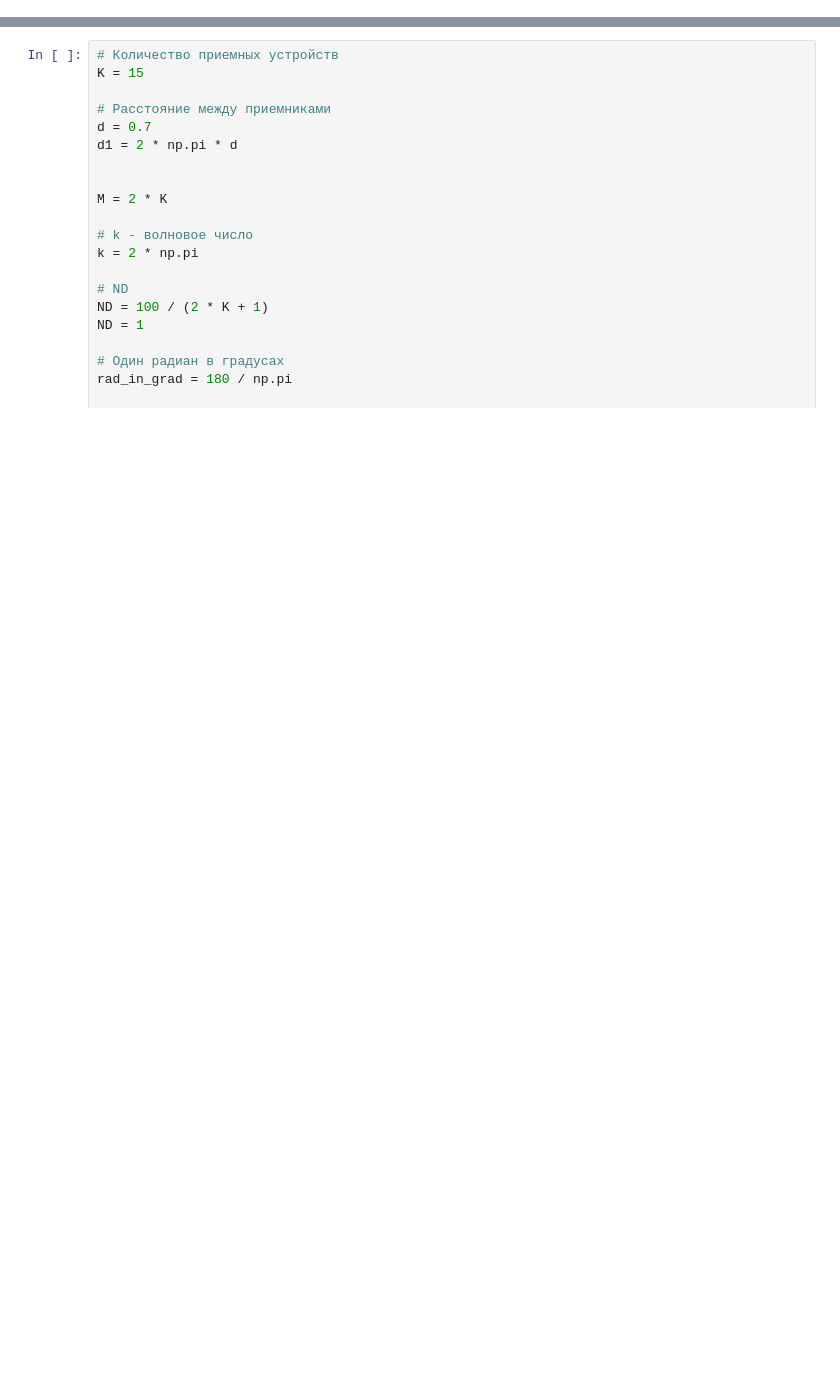
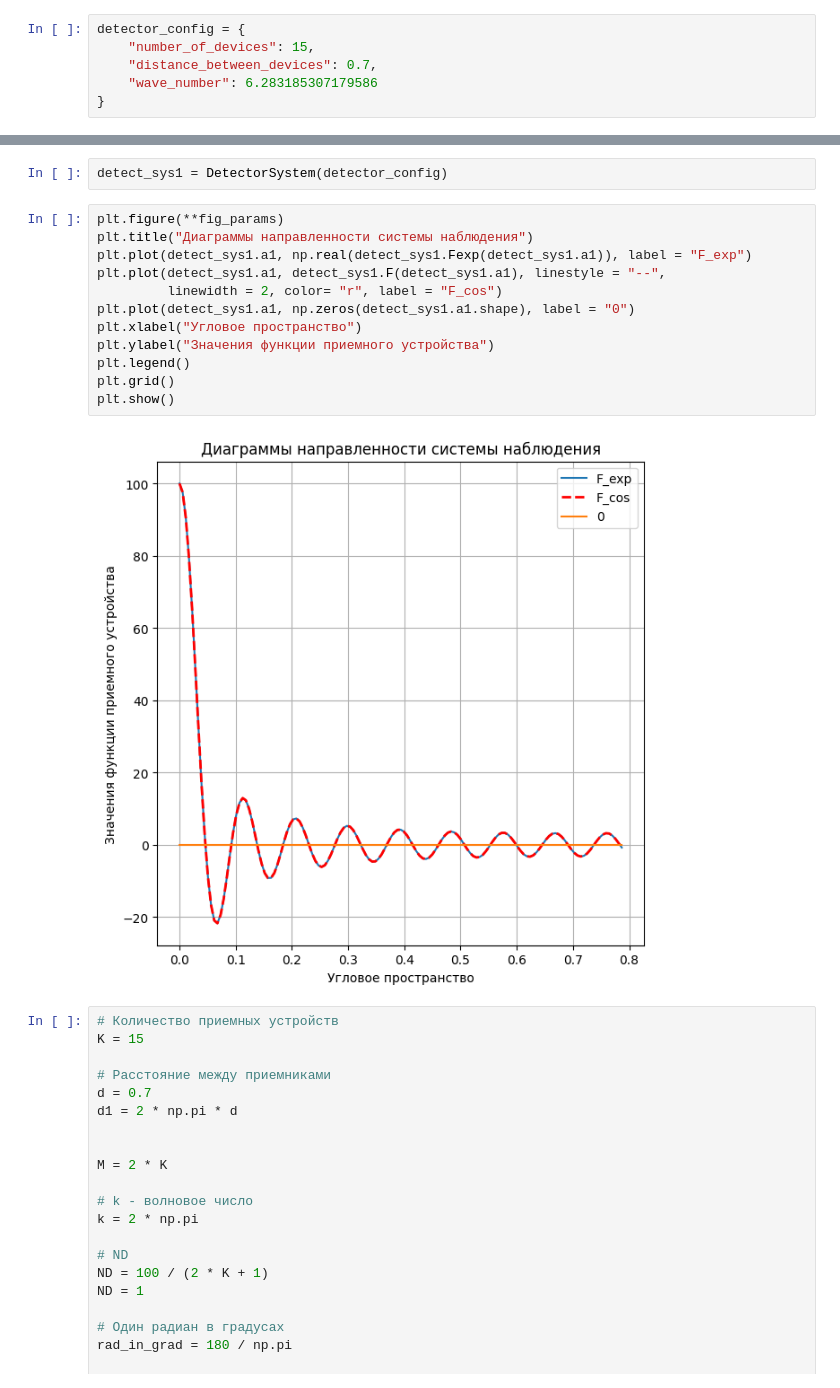
Before and after one commit to qwerty29544/superresolution_nn, a Jupyter notebook: ipynb/Superresolution_mathcad.ipynb, the cells around one changed output, grey strips where cells are left out. Drawn from its saved outputs; the diff is of its cells as text; blank space fills up the shorter version.

```diff
--- a/ipynb/Superresolution_mathcad.ipynb
+++ b/ipynb/Superresolution_mathcad.ipynb
@@ -6 +7,7 @@ plt.rcparams = {"fontsize": 16}
 fig_params = {"dpi": 100, "figsize": (7, 7)}
+# %%
+detector_config = {
+    "number_of_devices": 15,
+    "distance_between_devices": 0.7,
+    "wave_number": 6.283185307179586
+}
@@ -7,3 +50,19 @@ fig_params = {"dpi": 100, "figsize": (7, 7)}
+# %%
+detect_sys1 = DetectorSystem(detector_config)
+# %%
+plt.figure(**fig_params)
+plt.title("Диаграммы направленности системы наблюдения")
+plt.plot(detect_sys1.a1, np.real(detect_sys1.Fexp(detect_sys1.a1)), label = "F_exp")
+plt.plot(detect_sys1.a1, detect_sys1.F(detect_sys1.a1), linestyle = "--",
+         linewidth = 2, color= "r", label = "F_cos")
+plt.plot(detect_sys1.a1, np.zeros(detect_sys1.a1.shape), label = "0")
+plt.xlabel("Угловое пространство")
+plt.ylabel("Значения функции приемного устройства")
+plt.legend()
+plt.grid()
+plt.show()
+# %% [output]
+[figure, added]
 # %%
 # Количество приемных устройств
 K = 15
```
Also changed, not shown: parts of 16 cells of this notebook, 1 other file.
